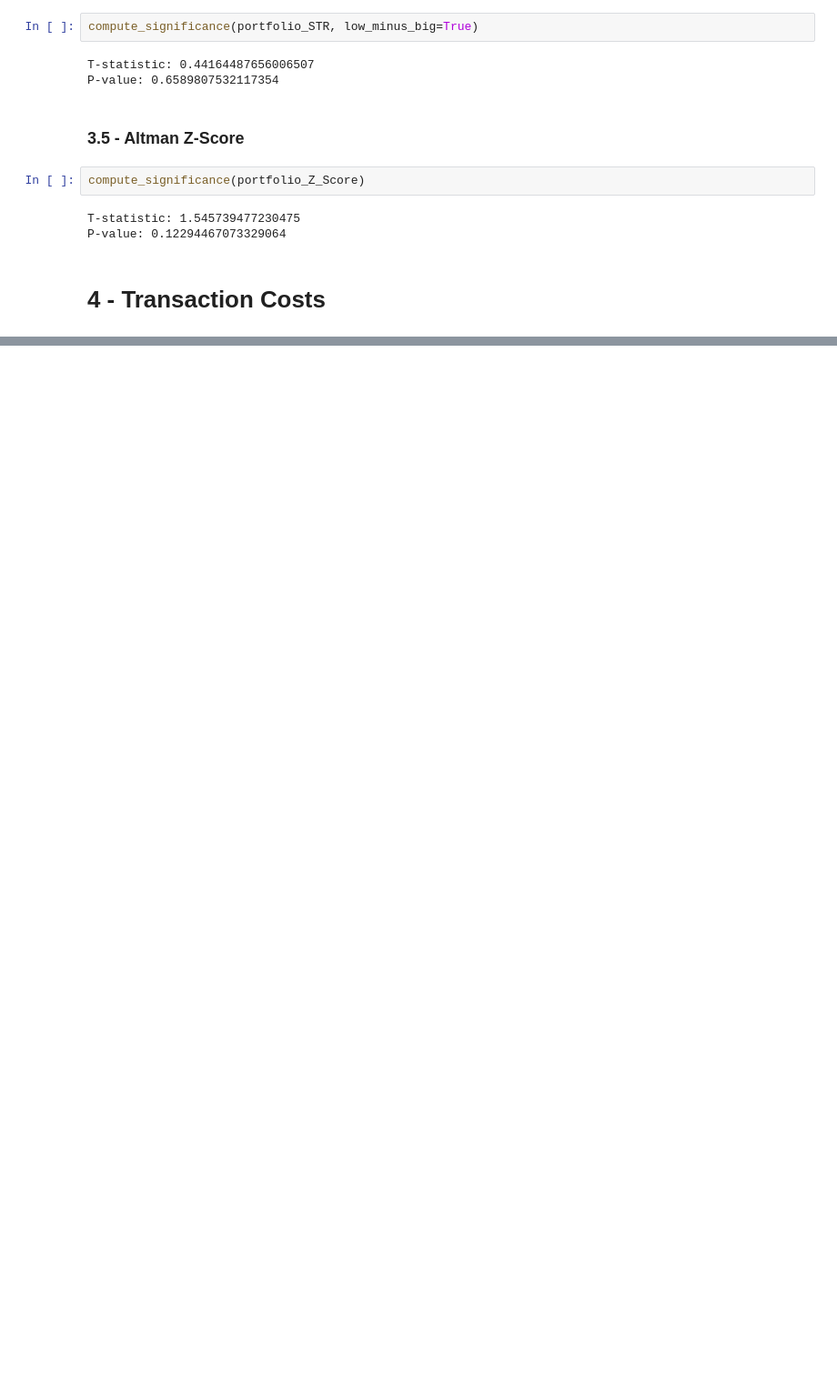
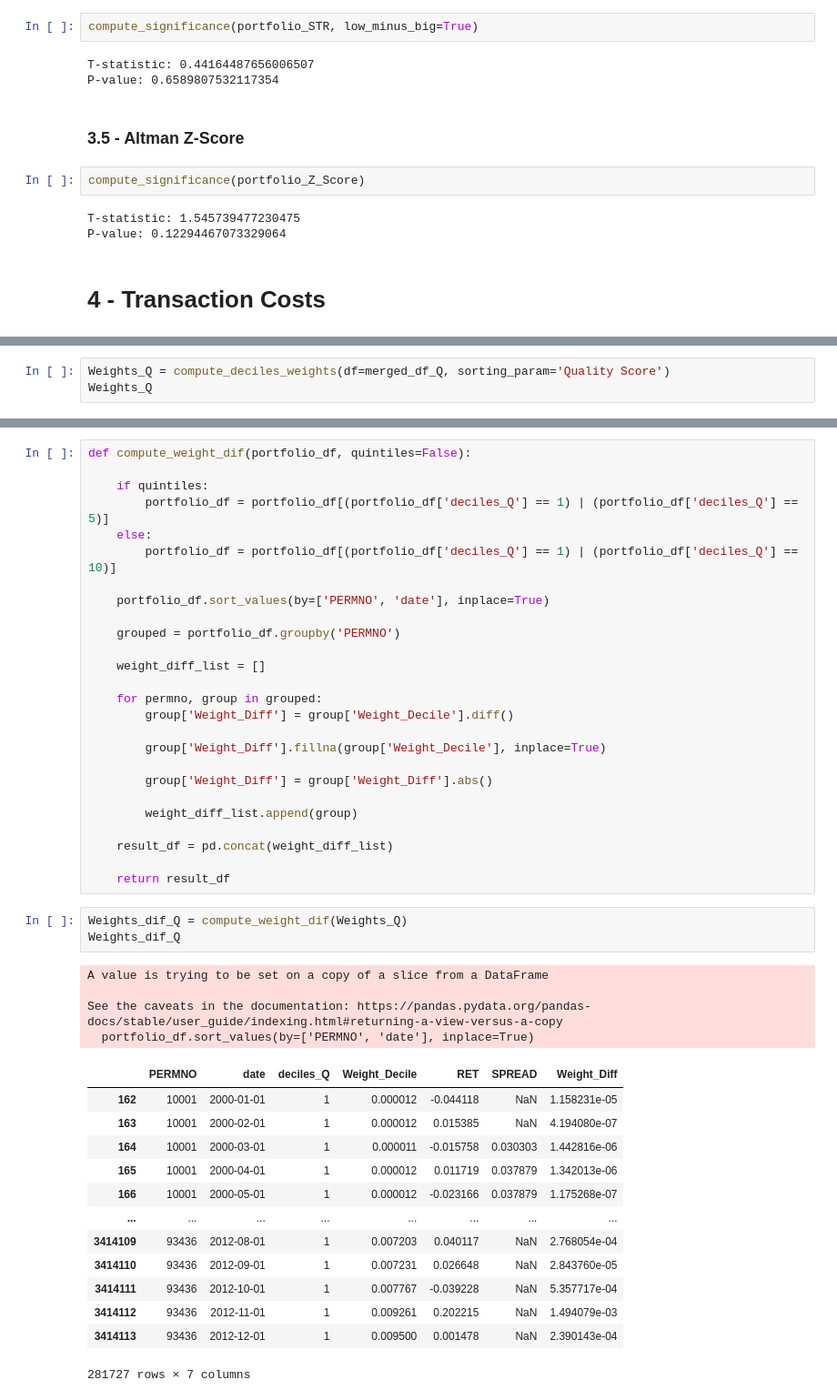
Before and after one commit to Berga20/AdvInv-Project, a Jupyter notebook: Coding.ipynb, the cells around one changed output, grey strips where cells are left out. Shown at 91% size. Cells and saved outputs as stored; diff of their text form; blank space fills up the shorter version.

```diff
--- a/Coding.ipynb
+++ b/Coding.ipynb
@@ -1534,0 +1360,3 @@ CAPM_Z
+# %%
+Weights_Q = compute_deciles_weights(df=merged_df_Q, sorting_param='Quality Score')
+Weights_Q
@@ -1534,0 +1377,47 @@ CAPM_Z
+# %%
+def compute_weight_dif(portfolio_df, quintiles=False):
+
+    if quintiles:
+        portfolio_df = portfolio_df[(portfolio_df['deciles_Q'] == 1) | (portfolio_df['deciles_Q'] == 5)]
+    else:
+        portfolio_df = portfolio_df[(portfolio_df['deciles_Q'] == 1) | (portfolio_df['deciles_Q'] == 10)]
+
+    portfolio_df.sort_values(by=['PERMNO', 'date'], inplace=True)
+
+    grouped = portfolio_df.groupby('PERMNO')
+
+    weight_diff_list = []
+
+    for permno, group in grouped:
+        group['Weight_Diff'] = group['Weight_Decile'].diff()
+
+        group['Weight_Diff'].fillna(group['Weight_Decile'], inplace=True)
+
+        group['Weight_Diff'] = group['Weight_Diff'].abs()
+
+        weight_diff_list.append(group)
+
+    result_df = pd.concat(weight_diff_list)
+
+    return result_df
+# %%
+Weights_dif_Q = compute_weight_dif(Weights_Q)
+Weights_dif_Q
+# %% [output]
+A value is trying to be set on a copy of a slice from a DataFrame
+
+See the caveats in the documentation: https://pandas.pydata.org/pandas-docs/stable/user_guide/indexing.html#returning-a-view-versus-a-copy
+  portfolio_df.sort_values(by=['PERMNO', 'date'], inplace=True)
+|  | PERMNO | date | deciles_Q | Weight_Decile | RET | SPREAD | Weight_Diff |
+| 162 | 10001 | 2000-01-01 | 1 | 0.000012 | -0.044118 | NaN | 1.158231e-05 |
+| 163 | 10001 | 2000-02-01 | 1 | 0.000012 | 0.015385 | NaN | 4.194080e-07 |
+| 164 | 10001 | 2000-03-01 | 1 | 0.000011 | -0.015758 | 0.030303 | 1.442816e-06 |
+| 165 | 10001 | 2000-04-01 | 1 | 0.000012 | 0.011719 | 0.037879 | 1.342013e-06 |
+| 166 | 10001 | 2000-05-01 | 1 | 0.000012 | -0.023166 | 0.037879 | 1.175268e-07 |
+| ... | ... | ... | ... | ... | ... | ... | ... |
+| 3414109 | 93436 | 2012-08-01 | 1 | 0.007203 | 0.040117 | NaN | 2.768054e-04 |
+| 3414110 | 93436 | 2012-09-01 | 1 | 0.007231 | 0.026648 | NaN | 2.843760e-05 |
+| 3414111 | 93436 | 2012-10-01 | 1 | 0.007767 | -0.039228 | NaN | 5.357717e-04 |
+| 3414112 | 93436 | 2012-11-01 | 1 | 0.009261 | 0.202215 | NaN | 1.494079e-03 |
+| 3414113 | 93436 | 2012-12-01 | 1 | 0.009500 | 0.001478 | NaN | 2.390143e-04 |
+281727 rows × 7 columns
```
Also changed, not shown: parts of 35 cells of this notebook, 1 other file.
